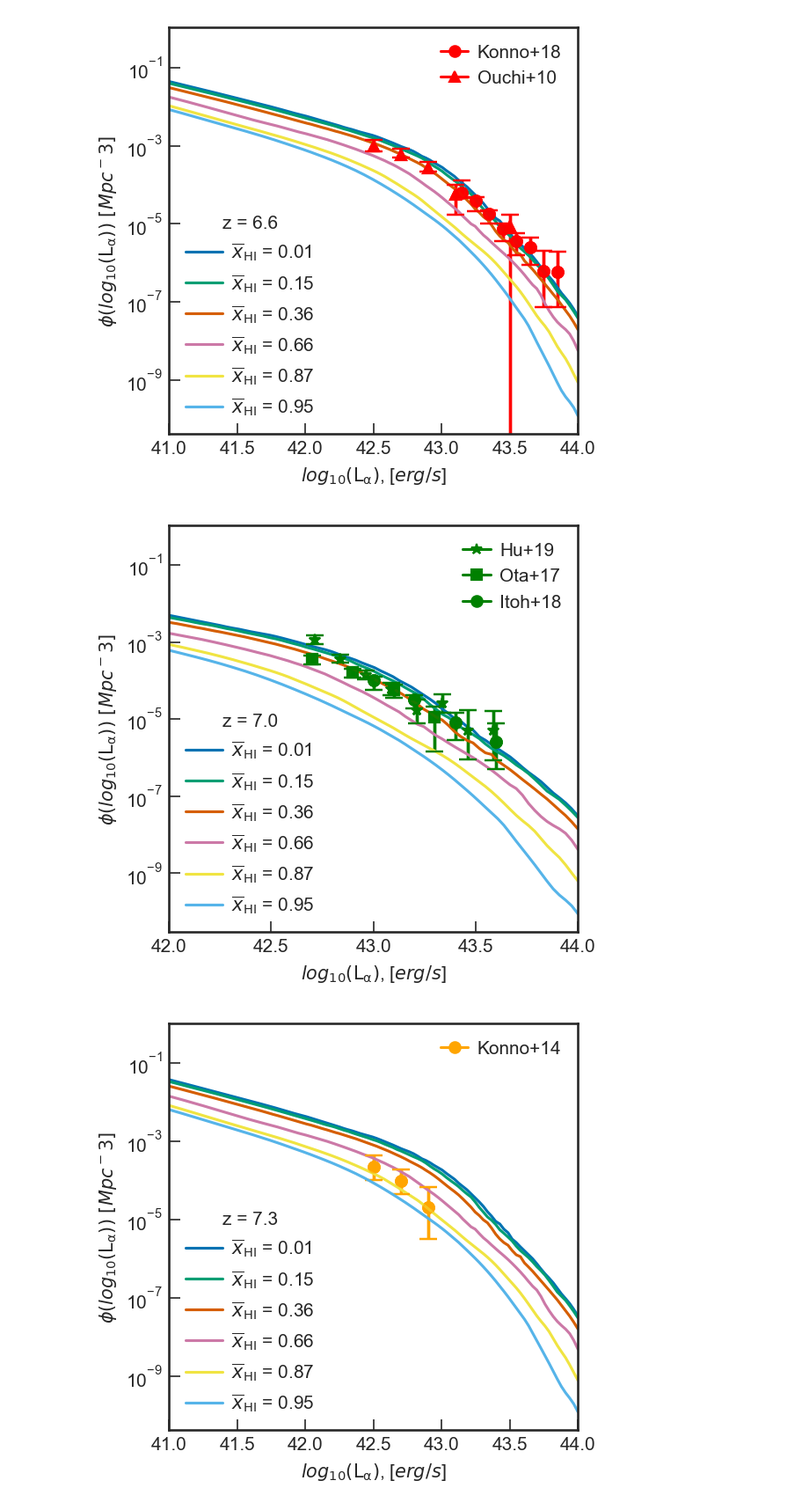
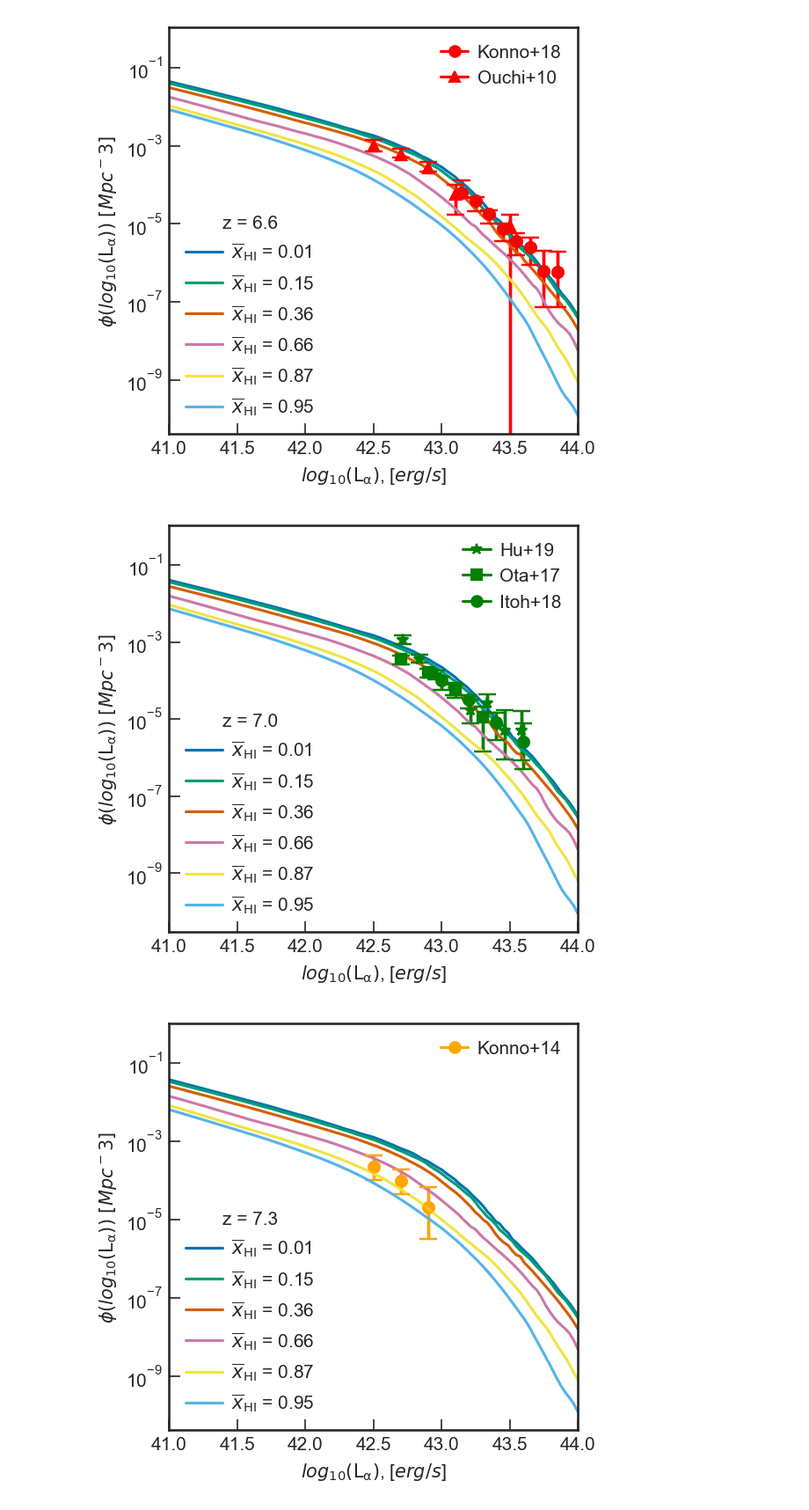
Before and after one commit to amora250/SAO-REU2020, a Jupyter notebook: CODE/Lya LF.ipynb, the cells around one changed output. Shown: that part at 88% size. Drawn from its saved outputs; the diff is of its cells as text; code cells hidden in the pictures.

```diff
--- a/CODE/Lya LF.ipynb
+++ b/CODE/Lya LF.ipynb
@@ -429,35 +271,35 @@ for xHI in xHI_LFvalues:
 # #ACTUAL UPPER AND LOWER POINTS (3Lya_LF_Zheng_z7.0)
 # plt.plot(42.71, 2.88e-04, marker = "*")
 # plt.plot(42.71, 1.096e-04, marker = "*")
 # plt.plot(43.33, 2.455e-05, marker = "*")
 # plt.plot(43.33, 1.259e-06, marker = "*")
 
 # plt.plot(43.3, 1.47e-06, marker = "*")
 # plt.plot(43.3, 2.07e-05, marker = "*")
 # plt.plot(42.7, 2.63e-04, marker = "*")
 # plt.plot(42.7, 4.56e-04, marker = "*")
 
 #Legend info
 leg_zval1 = plt.legend(title = 'z = 7.0',frameon=False, handletextpad=0.5, loc="lower left")
 plt.gca().add_artist(leg_zval1)
 line2 = mlines.Line2D([], [], color='green', marker='*', label='Hu+19')
 
 # line2 = mlines.Line2D([], [], color='green', marker='^', label='Zheng+17')
 line3 = mlines.Line2D([], [], color='green', marker='s', label='Ota+17')
 line4 = mlines.Line2D([], [], color='green', marker='o', label='Itoh+18')
 plt.legend(handles=[line2,line3,line4], loc='upper right', frameon=False, handletextpad=0.5, handlelength=1.5)
 
 #Axes limits, labels
-plt.xlim(42,44)
+plt.xlim(41,44)
 # plt.ylim(1e-6,1e-2)
 plt.xlabel(r'$log_{10}(\mathrm{L_\alpha})$, [$erg/s$]')
 plt.ylabel(r'$\phi(log_{10}(\mathrm{L_\alpha}))\ [Mpc^-3]$')
 
 #Save Figure
 # plt.savefig('KonnovsLF7.0.pdf', bbox_inches='tight')
 # plt.show()
 # %% [output]
-[figure, old version]
+[figure, new version]
 # %%
 #LF z = 7.3
 #Uses Konno, Shibuya functions
```
Also changed, not shown: parts of 26 cells of this notebook, 7 other files.
